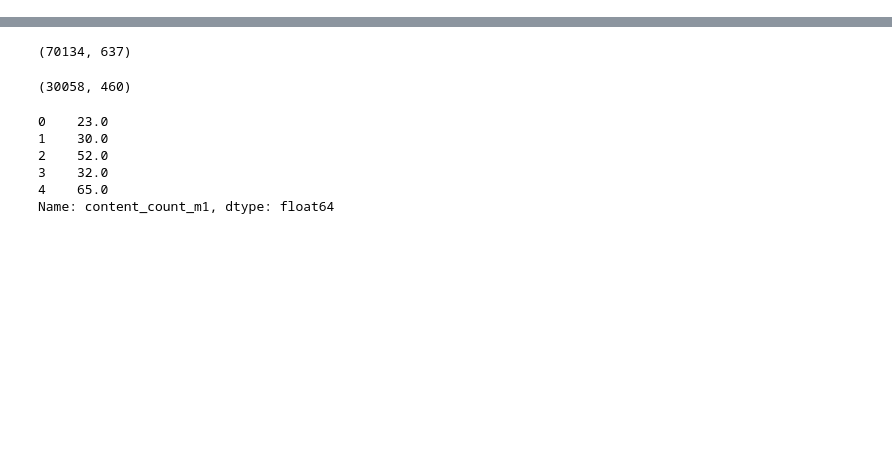
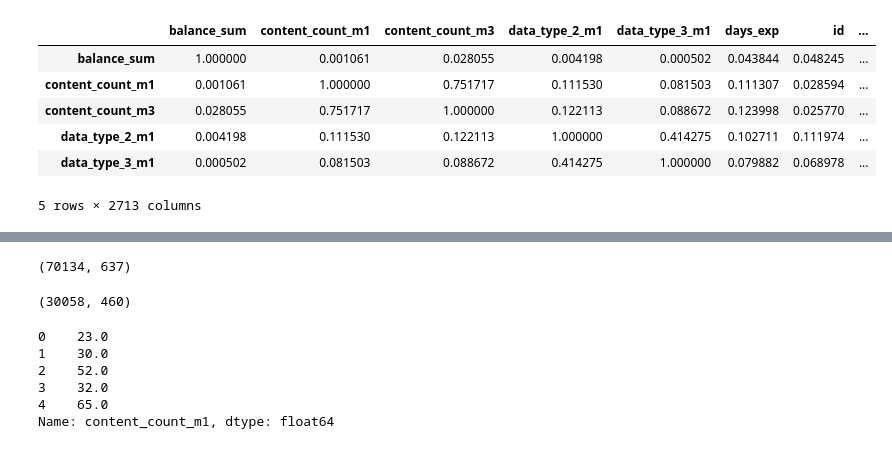
Before and after one commit to AChepurnoi/kaggle-vodafone-music, a Jupyter notebook: Sanbox.ipynb, the cells around one changed output, grey strips where cells are left out. Cells and saved outputs as stored; diff of their text form; code cells hidden in the pictures; blank space fills up the shorter version.

```diff
--- a/Sanbox.ipynb
+++ b/Sanbox.ipynb
@@ -11,2 +6,2 @@ You can install the OpenMP library by the following command: ``brew install libo
 # %%
-train = pd.read_pickle("data_o/v2/train.pkl")
+train = pd.read_pickle("data/v3/train.pkl")
@@ -20,0 +10,11 @@ t = mean_encode_test(train, test, [['manufacturer_category']])
+# %%
+corr_matrix = train.corr().abs()
+corr_matrix.head()
+# %% [output]
+|  | balance_sum | content_count_m1 | content_count_m3 | data_type_2_m1 | data_type_3_m1 | days_exp | id | ... |
+| balance_sum | 1.000000 | 0.001061 | 0.028055 | 0.004198 | 0.000502 | 0.043844 | 0.048245 | ... |
+| content_count_m1 | 0.001061 | 1.000000 | 0.751717 | 0.111530 | 0.081503 | 0.111307 | 0.028594 | ... |
+| content_count_m3 | 0.028055 | 0.751717 | 1.000000 | 0.122113 | 0.088672 | 0.123998 | 0.025770 | ... |
+| data_type_2_m1 | 0.004198 | 0.111530 | 0.122113 | 1.000000 | 0.414275 | 0.102711 | 0.111974 | ... |
+| data_type_3_m1 | 0.000502 | 0.081503 | 0.088672 | 0.414275 | 1.000000 | 0.079882 | 0.068978 | ... |
+5 rows × 2713 columns
```
Also changed, not shown: parts of 12 cells of this notebook, 13 other files.
